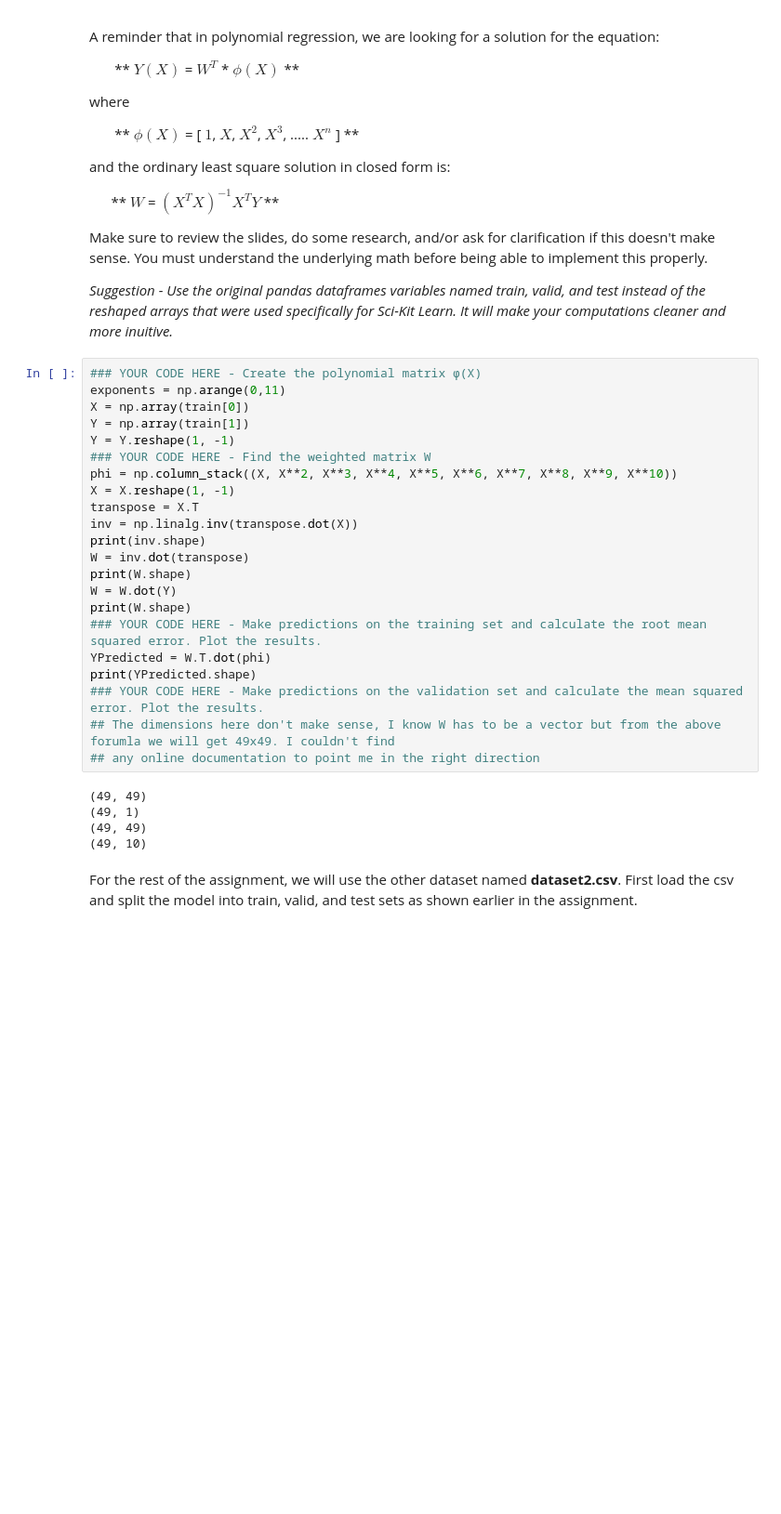
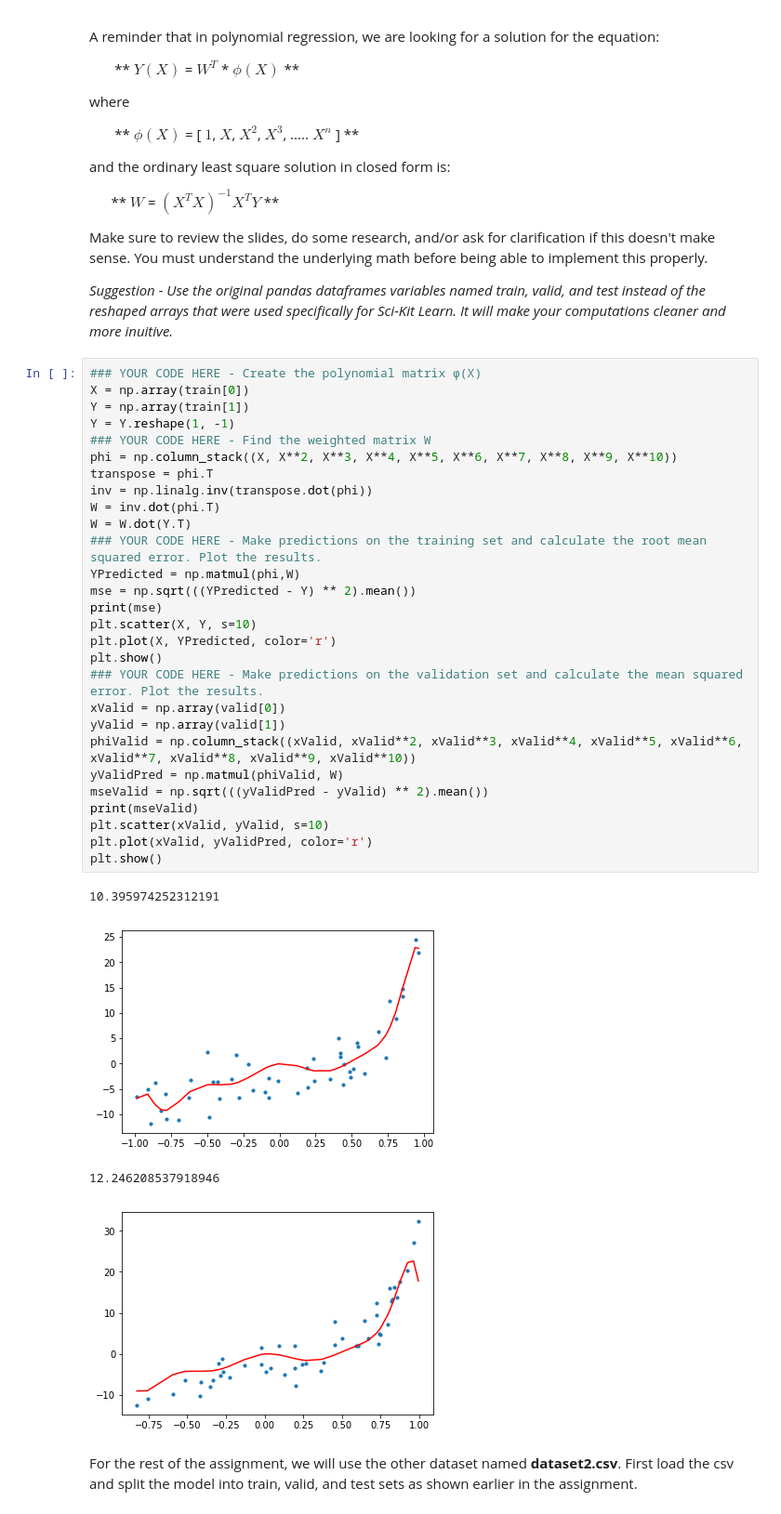
Before and after one commit to McGillAISociety/mais-bootcamp-w2019, a Jupyter notebook: Assignment2/Assignment 2.ipynb, the cells around one changed output. Shown at 93% size. Cells and saved outputs as stored; diff of their text form; blank space fills up the shorter version.

```diff
--- a/Assignment2/Assignment 2.ipynb
+++ b/Assignment2/Assignment 2.ipynb
@@ -208,31 +208,37 @@ Make sure to review the slides, do some research, and/or ask for clarification i
 *Suggestion - Use the original pandas dataframes variables named train, valid, and test instead of the reshaped arrays that were used specifically for Sci-Kit Learn. It will make your computations cleaner and more inuitive.*
 # %%
 ### YOUR CODE HERE - Create the polynomial matrix ϕ(X)
-exponents = np.arange(0,11)
 X = np.array(train[0])
 Y = np.array(train[1])
 Y = Y.reshape(1, -1)
 ### YOUR CODE HERE - Find the weighted matrix W
 phi = np.column_stack((X, X**2, X**3, X**4, X**5, X**6, X**7, X**8, X**9, X**10))
-X = X.reshape(1, -1)
-transpose = X.T
-inv = np.linalg.inv(transpose.dot(X))
-print(inv.shape)
-W = inv.dot(transpose)
-print(W.shape)
-W = W.dot(Y)
-print(W.shape)
+transpose = phi.T
+inv = np.linalg.inv(transpose.dot(phi))
+W = inv.dot(phi.T)
+W = W.dot(Y.T)
 ### YOUR CODE HERE - Make predictions on the training set and calculate the root mean squared error. Plot the results.
-YPredicted = W.T.dot(phi)
-print(YPredicted.shape)
+YPredicted = np.matmul(phi,W)
+mse = np.sqrt(((YPredicted - Y) ** 2).mean())
+print(mse)
+plt.scatter(X, Y, s=10)
+plt.plot(X, YPredicted, color='r')
+plt.show()
 ### YOUR CODE HERE - Make predictions on the validation set and calculate the mean squared error. Plot the results.
-## The dimensions here don't make sense, I know W has to be a vector but from the above forumla we will get 49x49. I couldn't find
-## any online documentation to point me in the right direction
+xValid = np.array(valid[0])
+yValid = np.array(valid[1])
+phiValid = np.column_stack((xValid, xValid**2, xValid**3, xValid**4, xValid**5, xValid**6, xValid**7, xValid**8, xValid**9, xValid**10))
+yValidPred = np.matmul(phiValid, W)
+mseValid = np.sqrt(((yValidPred - yValid) ** 2).mean())
+print(mseValid)
+plt.scatter(xValid, yValid, s=10)
+plt.plot(xValid, yValidPred, color='r')
+plt.show()
 # %% [output]
-(49, 49)
-(49, 1)
-(49, 49)
-(49, 10)
+10.395974252312191
+[figure, added]
+12.246208537918946
+[figure, added]
 # %% [markdown]
 For the rest of the assignment, we will use the other dataset named **dataset2.csv**. First load the csv and split the model into train, valid, and test sets as shown earlier in the assignment.
 # %%
```
Also changed, not shown: parts of 4 cells of this notebook, 1 other file.
